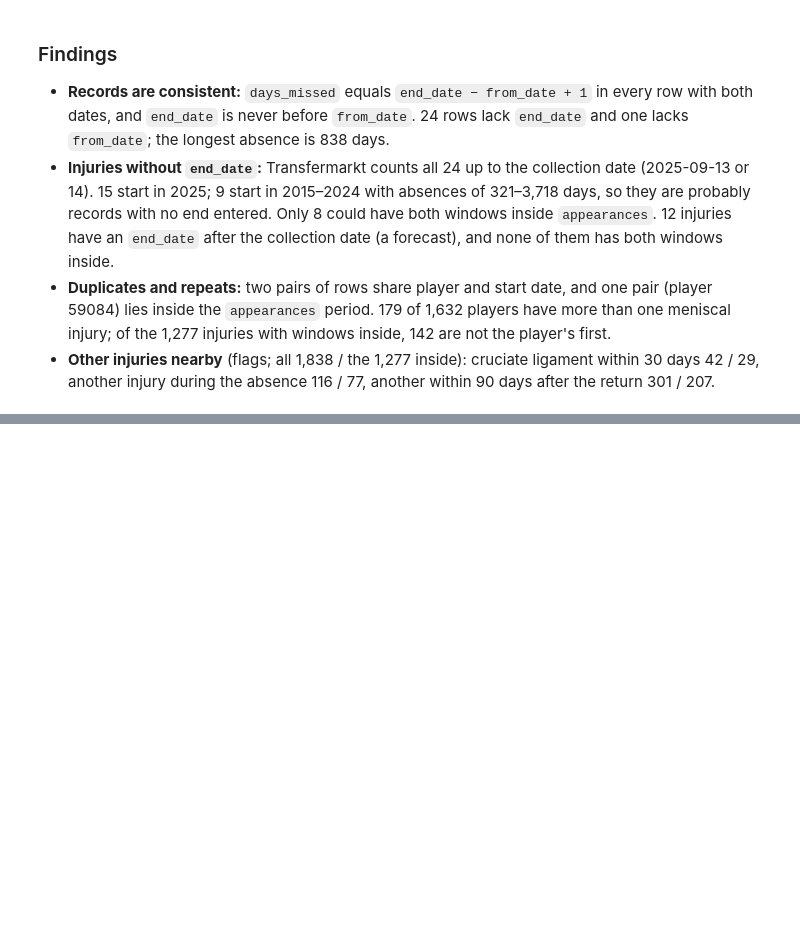
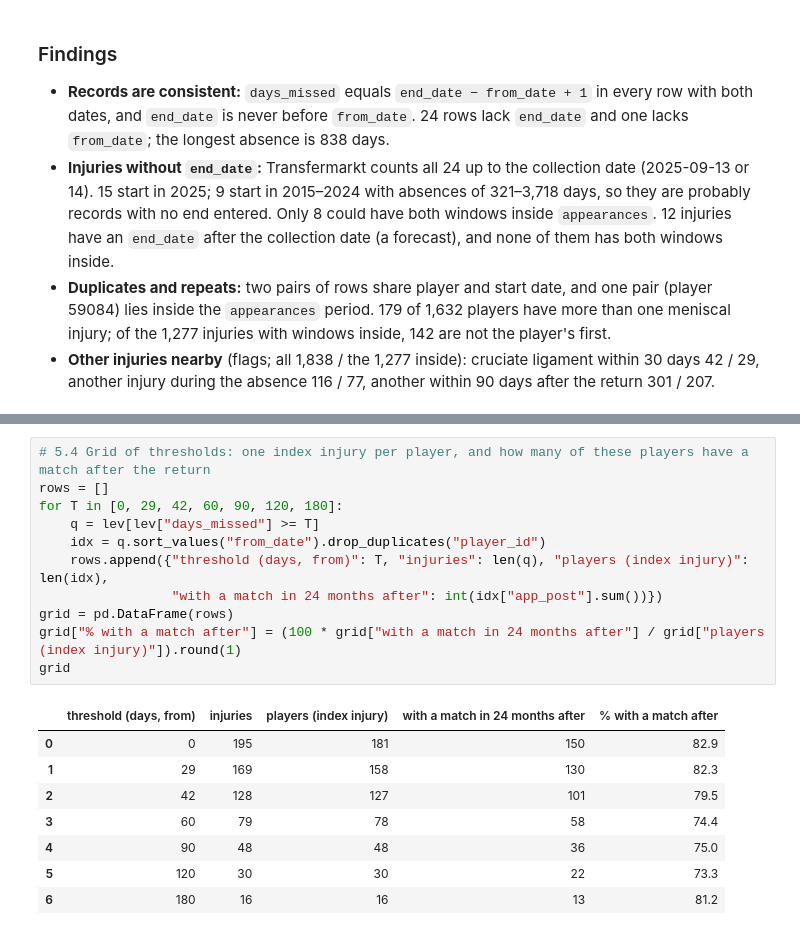
Before and after one commit to karolcecula/meniscus-injuries-football, a Jupyter notebook: notebooks/01_data_audit.ipynb, the cells around one changed output, grey strips where cells are left out. Cells and saved outputs as stored; diff of their text form; blank space fills up the shorter version.

```diff
--- a/notebooks/01_data_audit.ipynb
+++ b/notebooks/01_data_audit.ipynb
@@ -1300,0 +1376,20 @@ ACL labels in the data: ['Cruciate ligament tear', 'Cruciate ligament injury', '
+# %%
+# 5.4 Grid of thresholds: one index injury per player, and how many of these players have a match after the return
+rows = []
+for T in [0, 29, 42, 60, 90, 120, 180]:
+    q = lev[lev["days_missed"] >= T]
+    idx = q.sort_values("from_date").drop_duplicates("player_id")
+    rows.append({"threshold (days, from)": T, "injuries": len(q), "players (index injury)": len(idx),
+                 "with a match in 24 months after": int(idx["app_post"].sum())})
+grid = pd.DataFrame(rows)
+grid["% with a match after"] = (100 * grid["with a match in 24 months after"] / grid["players (index injury)"]).round(1)
+grid
+# %% [output]
+|  | threshold (days, from) | injuries | players (index injury) | with a match in 24 months after | % with a match after |
+| 0 | 0 | 195 | 181 | 150 | 82.9 |
+| 1 | 29 | 169 | 158 | 130 | 82.3 |
+| 2 | 42 | 128 | 127 | 101 | 79.5 |
+| 3 | 60 | 79 | 78 | 58 | 74.4 |
+| 4 | 90 | 48 | 48 | 36 | 75.0 |
+| 5 | 120 | 30 | 30 | 22 | 73.3 |
+| 6 | 180 | 16 | 16 | 13 | 81.2 |
```
Also changed, not shown: parts of 59 cells of this notebook.
